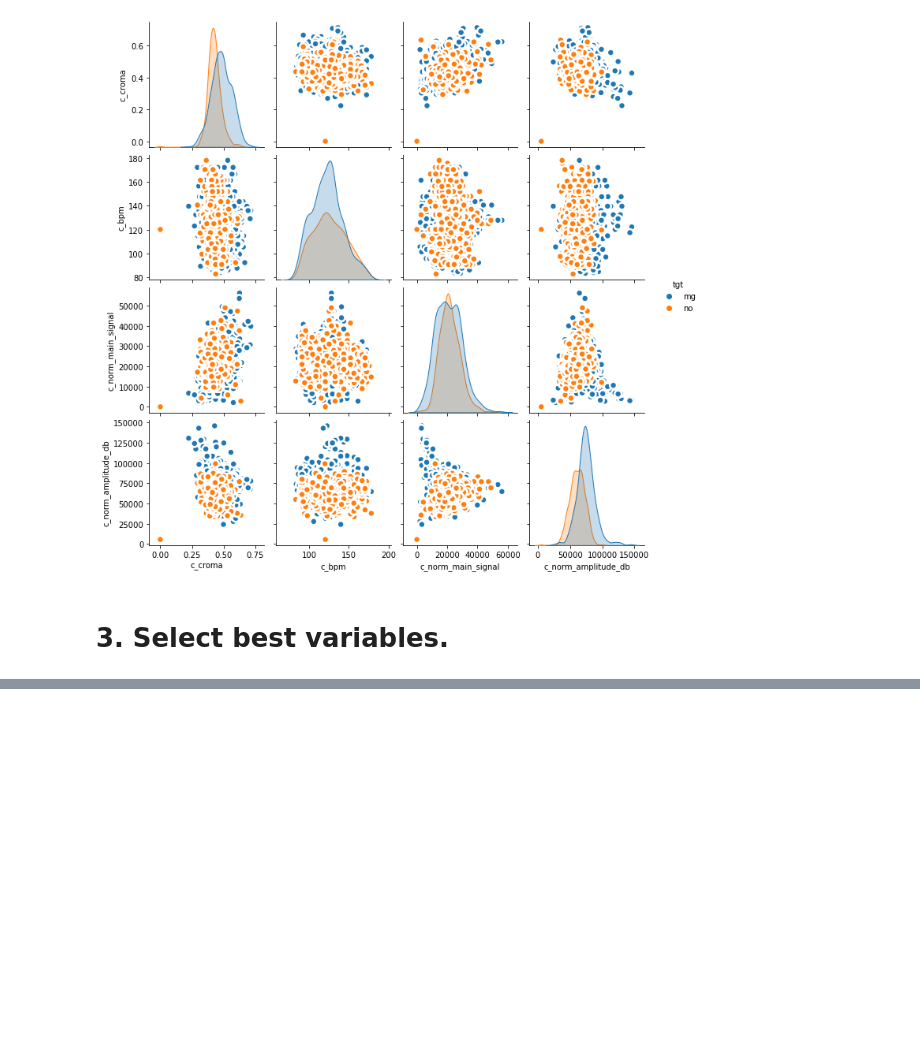
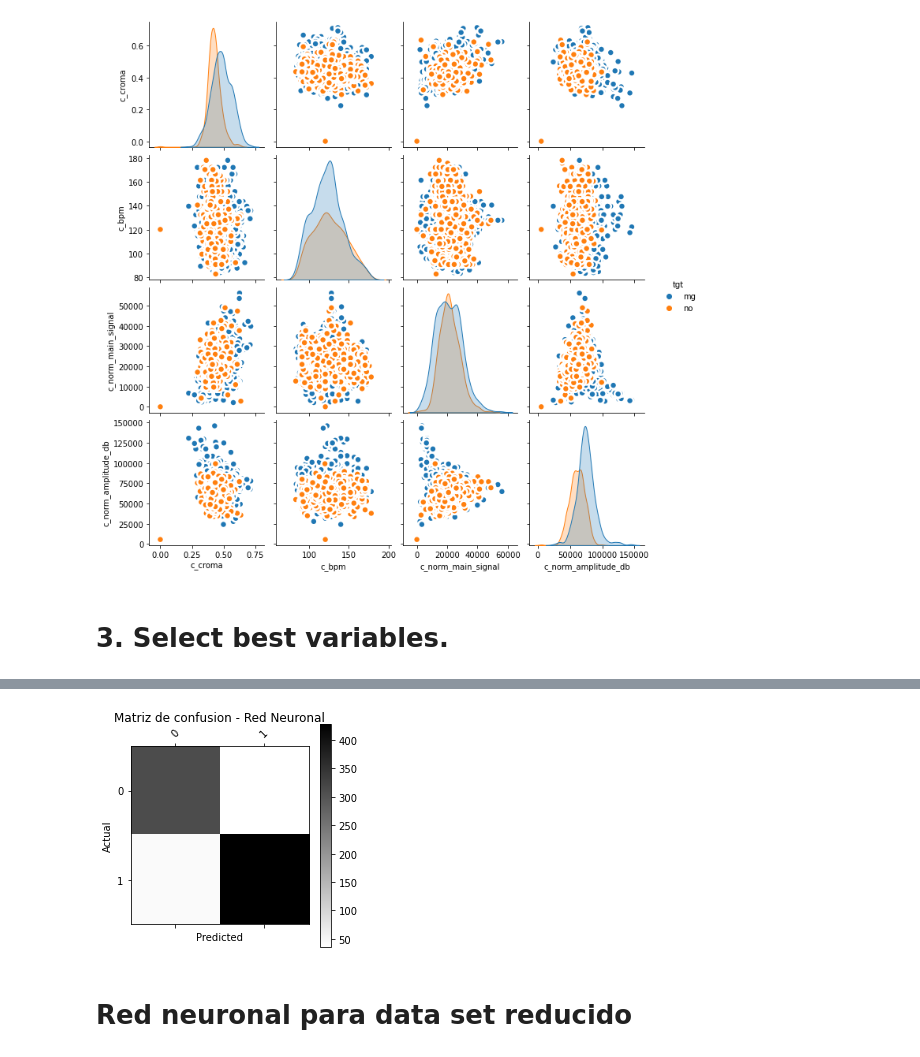
Before and after one commit to SPQR14/super_aproval_project, a Jupyter notebook: user_nb/M2 - modelación_supervisada_new_hope - completo.ipynb, the cells around one changed output, grey strips where cells are left out. Cells and saved outputs as stored; diff of their text form; code cells hidden in the pictures; blank space fills up the shorter version.

```diff
--- a/user_nb/M2 - modelación_supervisada_new_hope - completo.ipynb
+++ b/user_nb/M2 - modelación_supervisada_new_hope - completo.ipynb
@@ -117,0 +358,6 @@ z = kb.fit_transform(Xt, yt)
+# %%
+plot_confusion_matrix(df=df_conf_norm, modelo='Red Neuronal')
+# %% [output]
+[figure, added]
+# %% [markdown]
+# Red neuronal para data set reducido
```
Also changed, not shown: parts of 56 cells of this notebook, 2 other files.
